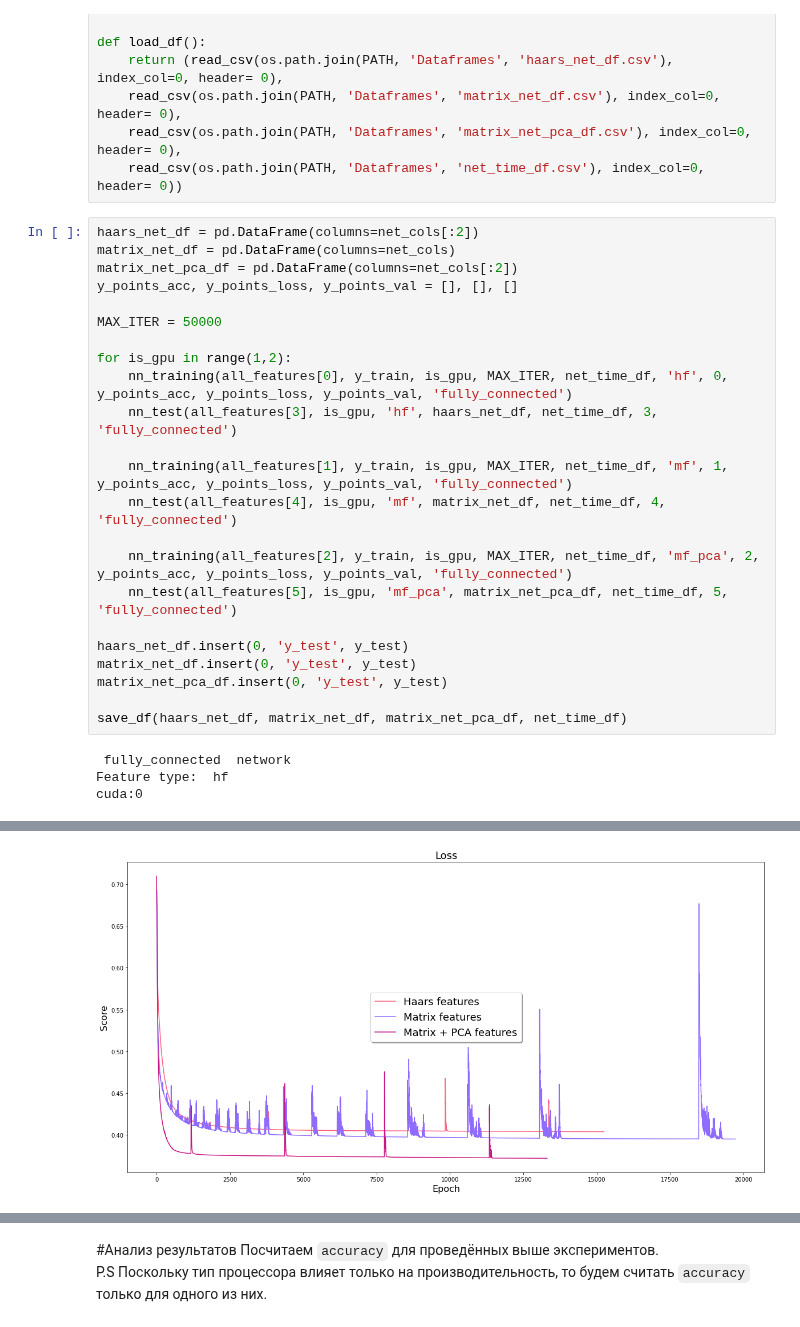
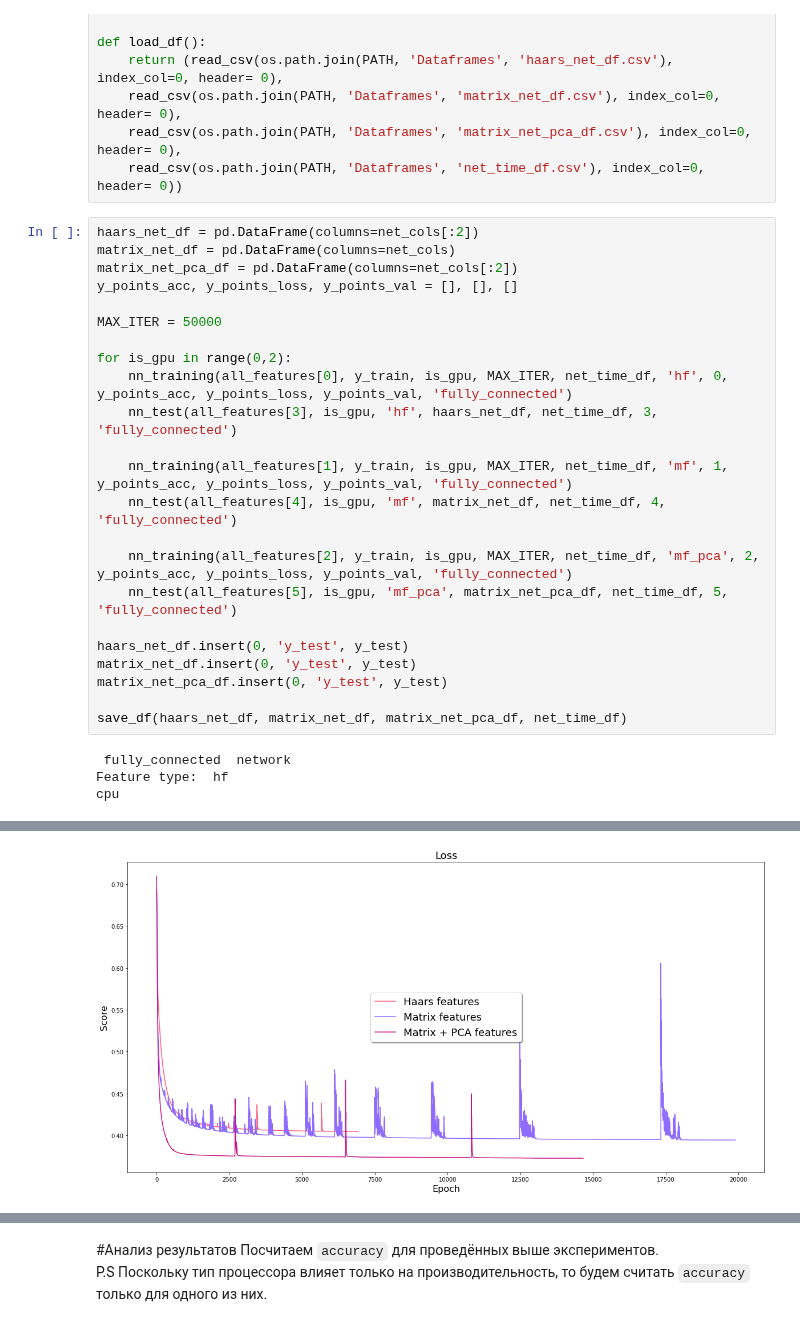
Before and after one commit to Kat-ies/Coursework, a Jupyter notebook: Neural_network_face_classificaion.ipynb, the cells around one changed output, grey strips where cells are left out. Drawn from its saved outputs; the diff is of its cells as text.

```diff
--- a/Neural_network_face_classificaion.ipynb
+++ b/Neural_network_face_classificaion.ipynb
@@ -320,7 +320,7 @@ y_points_acc, y_points_loss, y_points_val = [], [], []
 
 MAX_ITER = 50000
 
-for is_gpu in range(1,2):
+for is_gpu in range(0,2):
     nn_training(all_features[0], y_train, is_gpu, MAX_ITER, net_time_df, 'hf', 0, y_points_acc, y_points_loss, y_points_val, 'fully_connected')
     nn_test(all_features[3], is_gpu, 'hf', haars_net_df, net_time_df, 3, 'fully_connected')
 
@@ -338,4 +338,4 @@ save_df(haars_net_df, matrix_net_df, matrix_net_pca_df, net_time_df)
 # %% [output]
  fully_connected  network
 Feature type:  hf
-cuda:0
+cpu
@@ -364,4 +361,4 @@ Loss:  0.3720416724681854
-[figure, old version]
+[figure, new version]
 # %%
 haars_net_df, matrix_net_df, matrix_net_pca_df, net_time_df = load_df()
 
```
Also changed, not shown: parts of 8 cells of this notebook.
